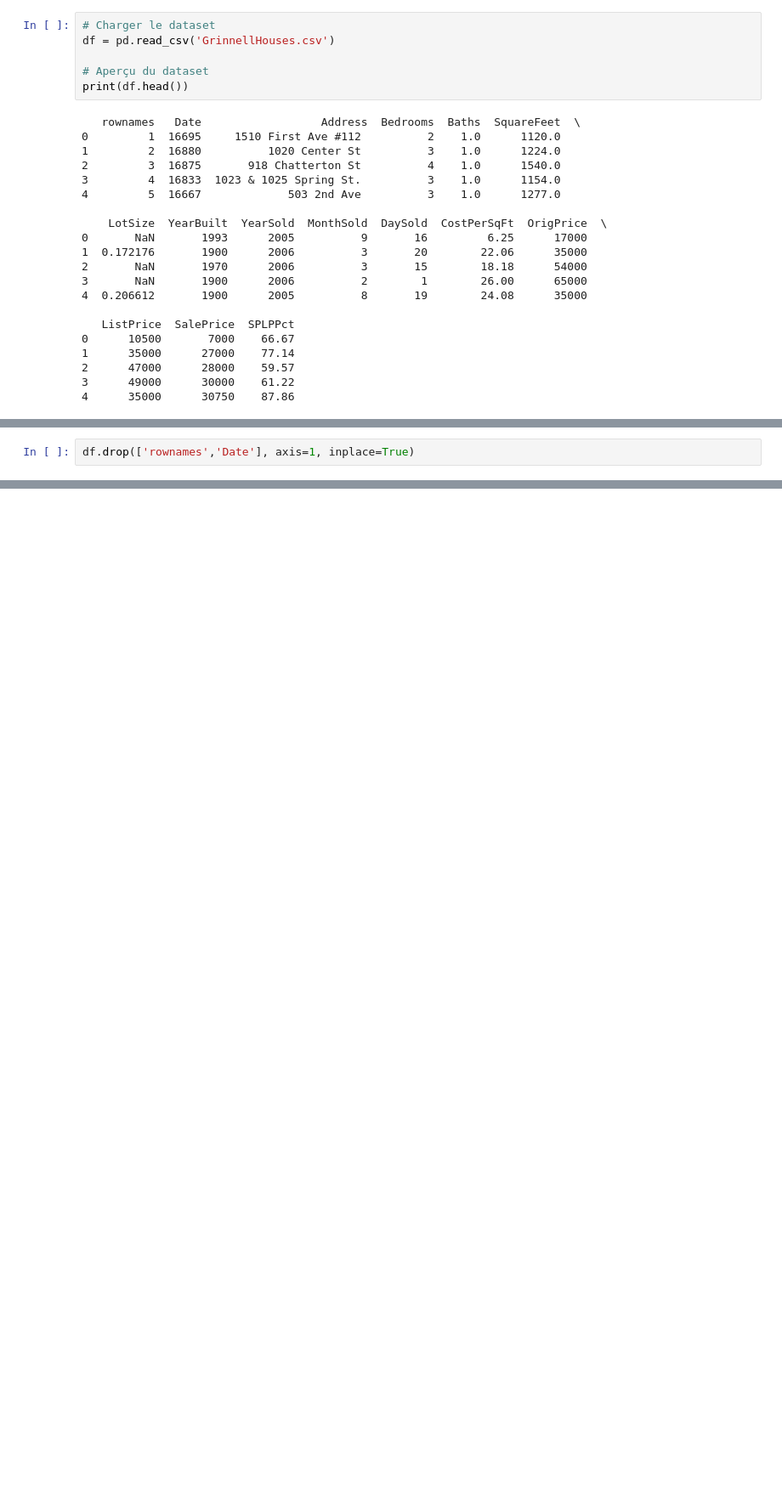
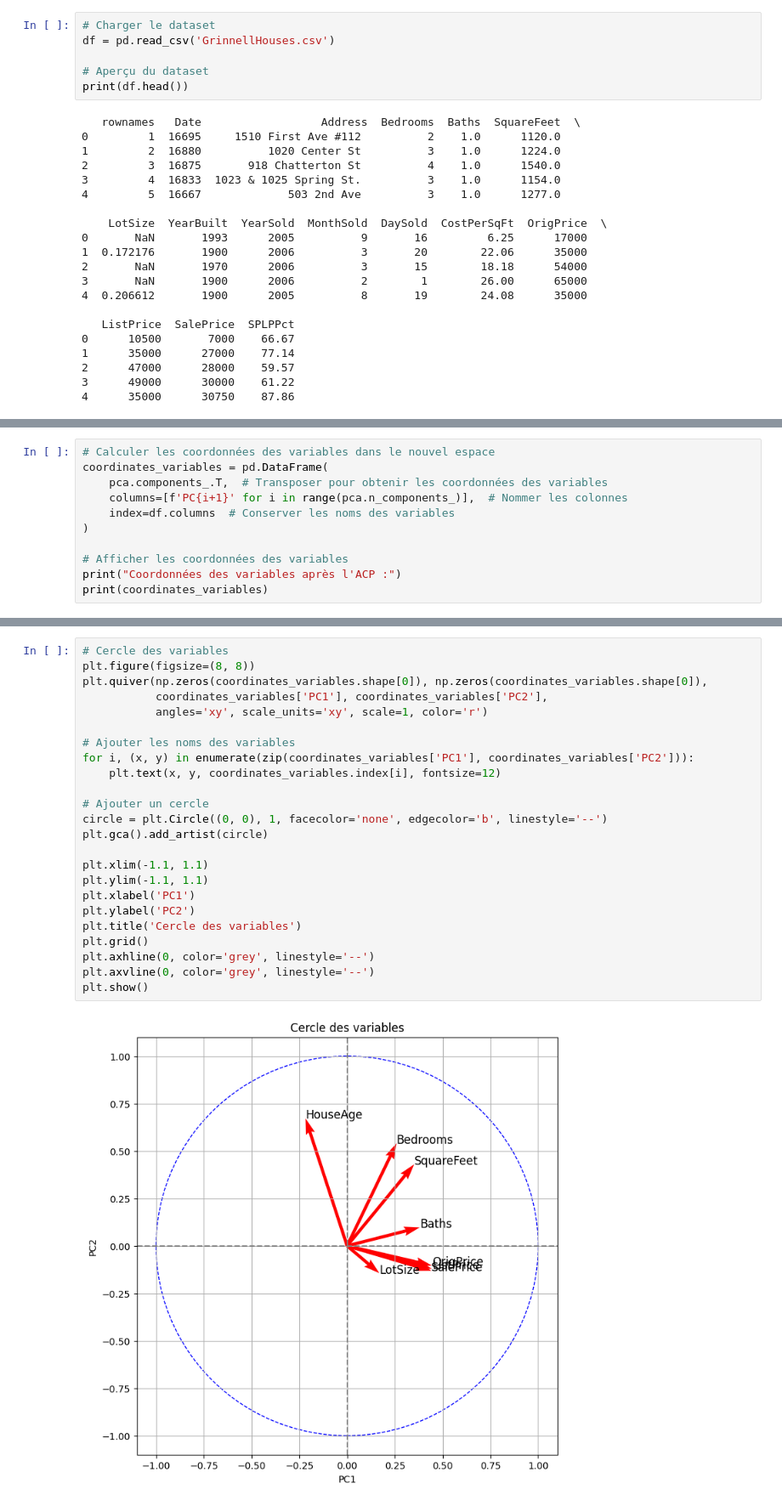
Before and after one commit to abla-rabia/house-prices-Analysis-PCA, a Jupyter notebook: notebook.ipynb, the cells around one changed output, grey strips where cells are left out. Shown at 85% size. Cells and saved outputs as stored; diff of their text form; blank space fills up the shorter version.

```diff
--- a/notebook.ipynb
+++ b/notebook.ipynb
@@ -92,2 +98,0 @@ max     258.790000  695000.00000  695000.000000  606000.000000  111.020000
-# %%
-df.drop(['rownames','Date'], axis=1, inplace=True)
@@ -119,0 +374,11 @@ for col in df.select_dtypes(include=['object']).columns:
+# %%
+# Calculer les coordonnées des variables dans le nouvel espace
+coordinates_variables = pd.DataFrame(
+    pca.components_.T,  # Transposer pour obtenir les coordonnées des variables
+    columns=[f'PC{i+1}' for i in range(pca.n_components_)],  # Nommer les colonnes
+    index=df.columns  # Conserver les noms des variables
+)
+
+# Afficher les coordonnées des variables
+print("Coordonnées des variables après l'ACP :")
+print(coordinates_variables)
@@ -119,0 +406,26 @@ for col in df.select_dtypes(include=['object']).columns:
+# %%
+# Cercle des variables
+plt.figure(figsize=(8, 8))
+plt.quiver(np.zeros(coordinates_variables.shape[0]), np.zeros(coordinates_variables.shape[0]),
+           coordinates_variables['PC1'], coordinates_variables['PC2'],
+           angles='xy', scale_units='xy', scale=1, color='r')
+
+# Ajouter les noms des variables
+for i, (x, y) in enumerate(zip(coordinates_variables['PC1'], coordinates_variables['PC2'])):
+    plt.text(x, y, coordinates_variables.index[i], fontsize=12)
+
+# Ajouter un cercle
+circle = plt.Circle((0, 0), 1, facecolor='none', edgecolor='b', linestyle='--')
+plt.gca().add_artist(circle)
+
+plt.xlim(-1.1, 1.1)
+plt.ylim(-1.1, 1.1)
+plt.xlabel('PC1')
+plt.ylabel('PC2')
+plt.title('Cercle des variables')
+plt.grid()
+plt.axhline(0, color='grey', linestyle='--')
+plt.axvline(0, color='grey', linestyle='--')
+plt.show()
+# %% [output]
+[figure, added]
```
Also changed, not shown: parts of 30 cells of this notebook.
